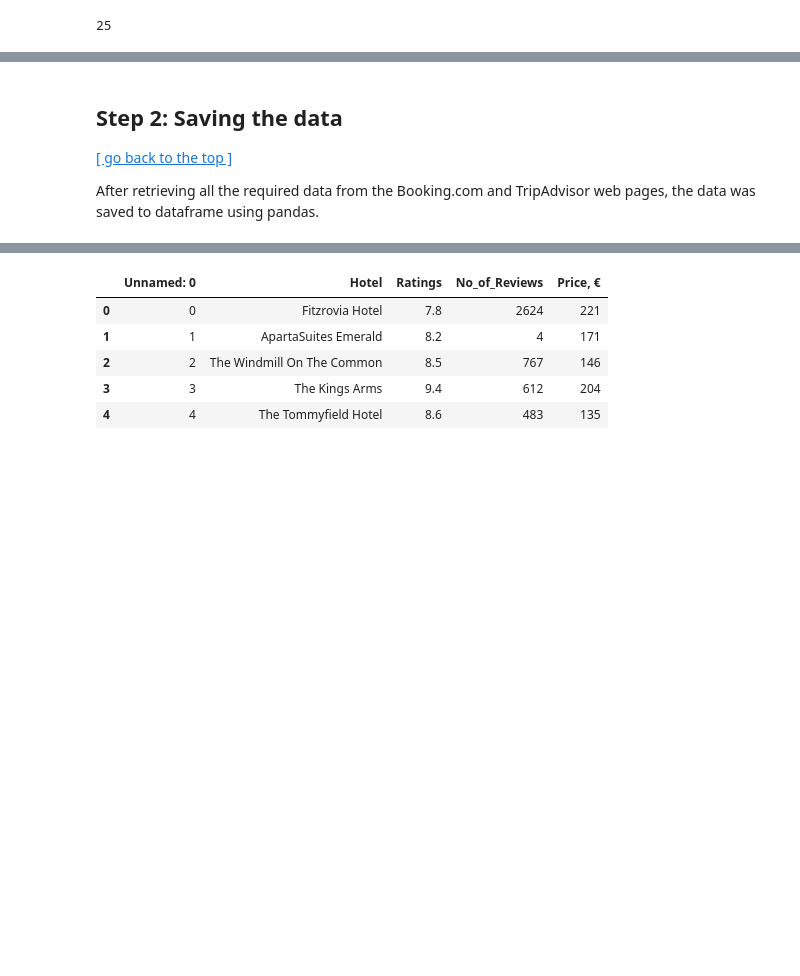
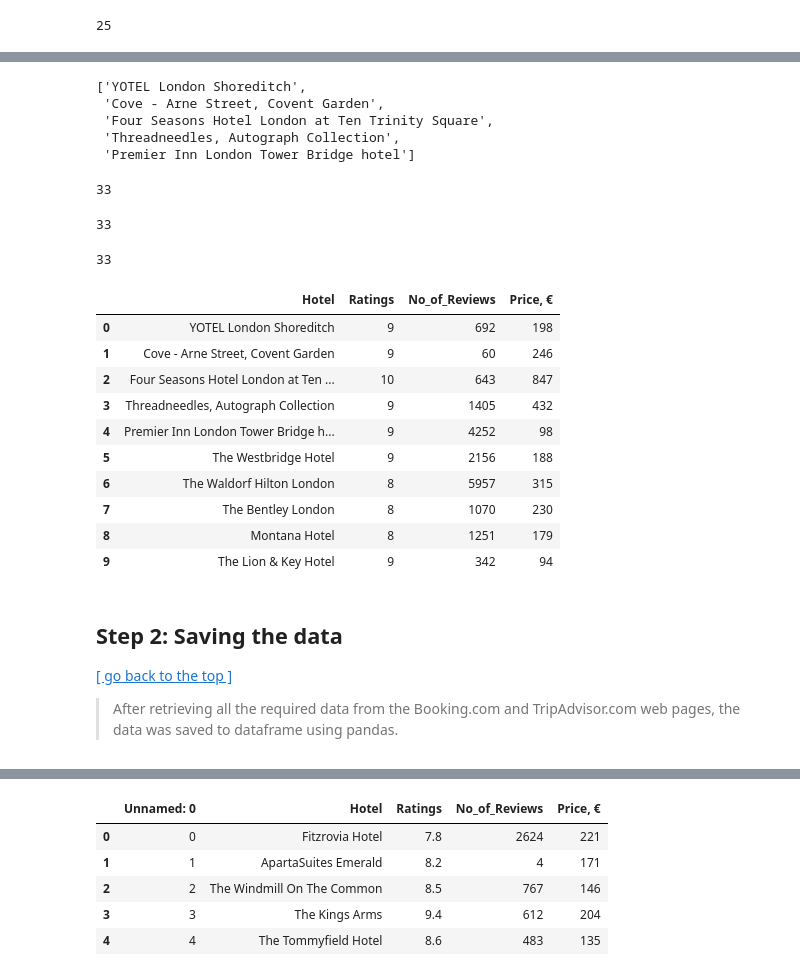
Before and after one commit to ugnevaisvilaite/She-Goes-Tech22, a Jupyter notebook: final_project/final_project_notebook_analysis.ipynb, the cells around one changed output, grey strips where cells are left out. Saved outputs shown, nothing was run; the diff lists cells and outputs as text; code cells hidden in the pictures; blank space fills up the shorter version.

```diff
--- a/final_project/final_project_notebook_analysis.ipynb
+++ b/final_project/final_project_notebook_analysis.ipynb
@@ -131,0 +145,63 @@ len(price)
+# %%
+list_of_numbers = str(list(range(1, 101)))
+hotels_tripadvisor = []
+for name in soup.findAll('a',{'data-clicksource':'HotelName'}):
+      hotels_tripadvisor.append(name.text.strip(list_of_numbers + '.'))
+hotels_tripadvisor[:5]
+# %% [output]
+['YOTEL London Shoreditch',
+ 'Cove - Arne Street, Covent Garden',
+ 'Four Seasons Hotel London at Ten Trinity Square',
+ 'Threadneedles, Autograph Collection',
+ 'Premier Inn London Tower Bridge hotel']
+# %%
+ratings_tripadvisor = []
+for rating in soup.findAll('a',{'class':'ui_bubble_rating'}):
+      if rating['alt'] == "5 of 5 bubbles":
+            rating = 10
+      elif rating['alt'] == "4.5 of 5 bubbles":
+            rating = 9
+      elif rating['alt'] == "4 of 5 bubbles":
+            rating = 8
+      elif rating['alt'] == "3.5 of 5 bubbles":
+            rating = 7
+      elif rating['alt'] == "3 of 5 bubbles":
+            rating = 6
+      else:
+            rating = 5
+      ratings_tripadvisor.append(rating)
+len(ratings_tripadvisor)
+# %% [output]
+33
+# %%
+reviews_tripadvisor = []
+for review in soup.findAll('a',{'class':'review_count'}):
+  reviews_tripadvisor.append(review.text.replace('reviews','').replace(',','').strip())
+len(reviews_tripadvisor)
+# %% [output]
+33
+# %%
+price_tripadvisor = []
+for p in soup.findAll('div',{'data-sizegroup':'mini-meta-price'}):
+  price_tripadvisor.append(p.text.replace('€','').replace(',','').strip())
+price_tripadvisor[:5]
+len(price_tripadvisor)
+# %% [output]
+33
+# %%
+df2 = {'Hotel':hotels_tripadvisor,'Ratings':ratings_tripadvisor,'No_of_Reviews':reviews_tripadvisor,'Price, €':price_tripadvisor}
+df_tripadvisor = pd.DataFrame.from_dict(df2)
+# %%
+df_tripadvisor[:10]
+# %% [output]
+|  | Hotel | Ratings | No_of_Reviews | Price, € |
+| 0 | YOTEL London Shoreditch | 9 | 692 | 198 |
+| 1 | Cove - Arne Street, Covent Garden | 9 | 60 | 246 |
+| 2 | Four Seasons Hotel London at Ten ... | 10 | 643 | 847 |
+| 3 | Threadneedles, Autograph Collection | 9 | 1405 | 432 |
+| 4 | Premier Inn London Tower Bridge h... | 9 | 4252 | 98 |
+| 5 | The Westbridge Hotel | 9 | 2156 | 188 |
+| 6 | The Waldorf Hilton London | 8 | 5957 | 315 |
+| 7 | The Bentley London | 8 | 1070 | 230 |
+| 8 | Montana Hotel | 8 | 1251 | 179 |
+| 9 | The Lion & Key Hotel | 9 | 342 | 94 |
@@ -134,5 +212,5 @@ len(price)
 
 [[ go back to the top ]](#Table-of-contents)
 
-After retrieving all the required data from the Booking.com and TripAdvisor web pages, the data was saved to dataframe using pandas.
+> After retrieving all the required data from the Booking.com and TripAdvisor.com web pages, the data was saved to dataframe using pandas.
 # %%
```
Also changed, not shown: parts of 28 cells of this notebook, 2 other files.
